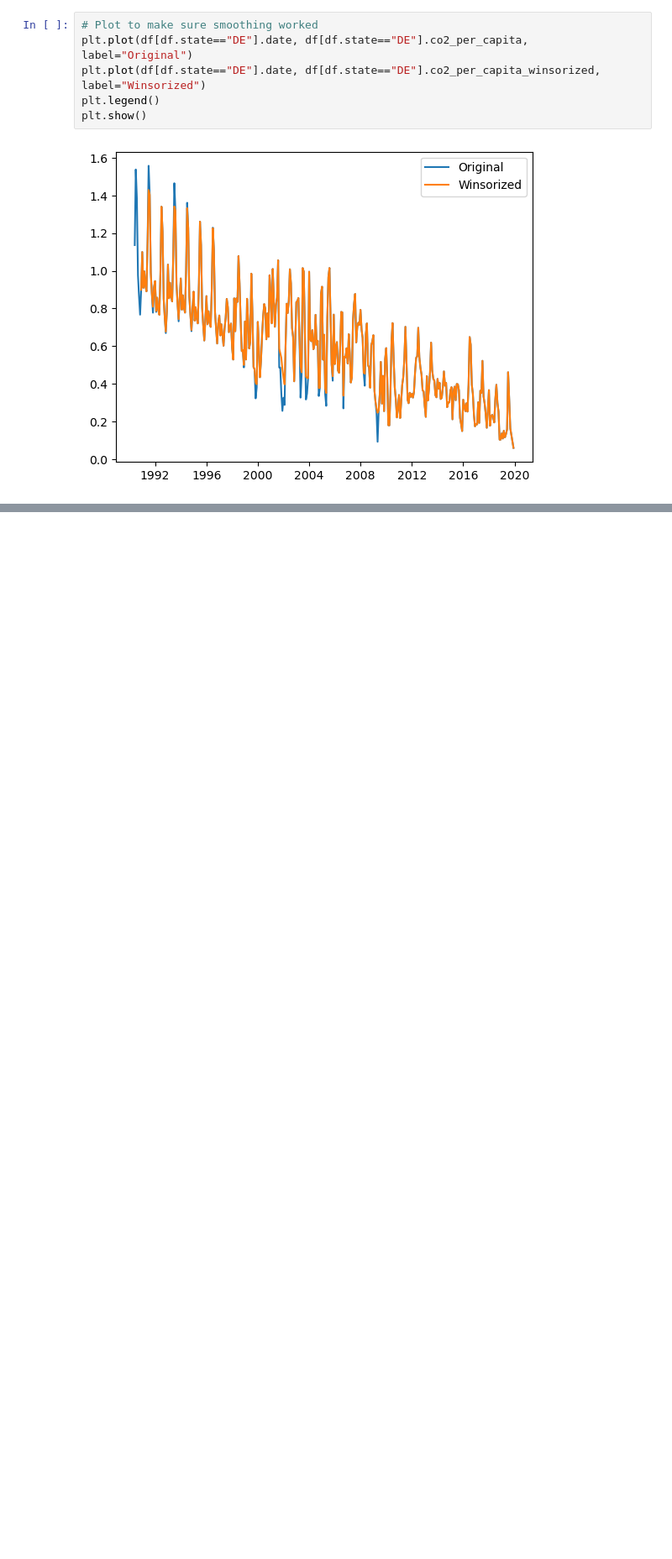
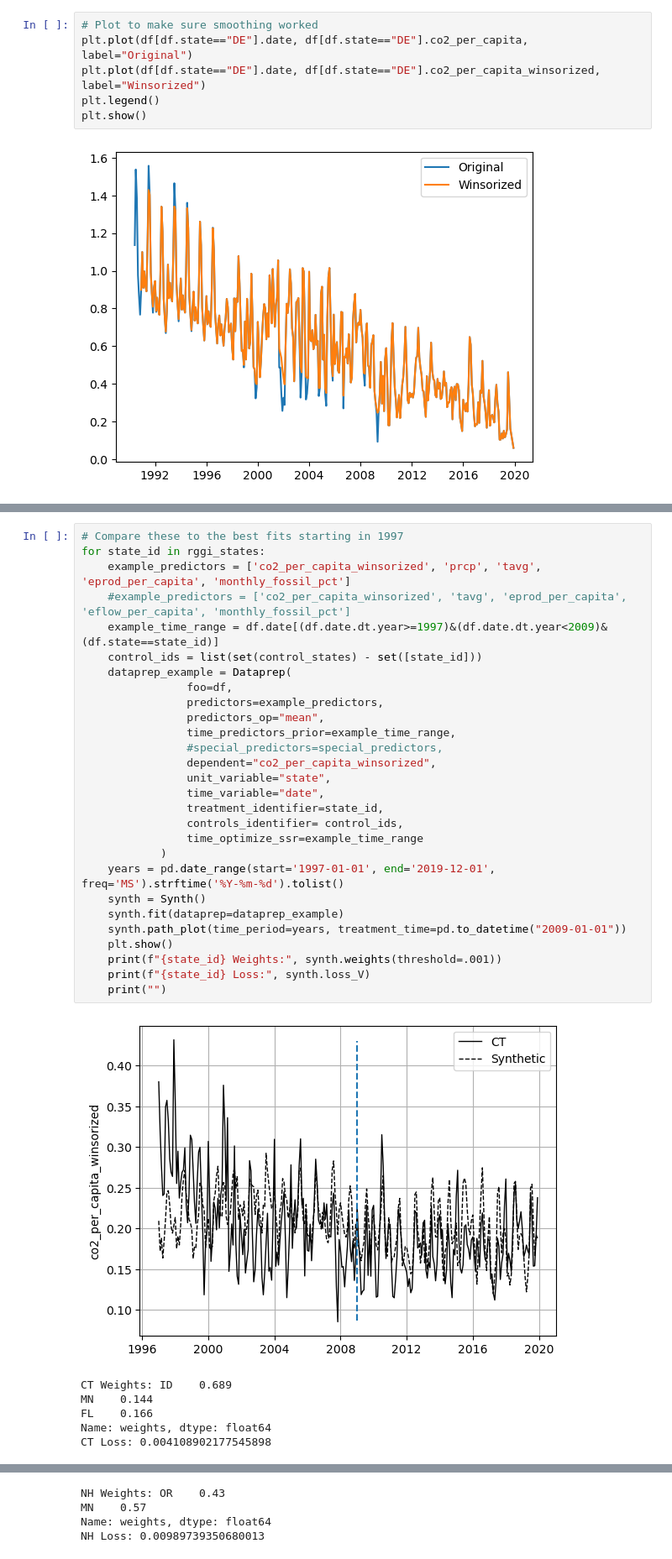
Before and after one commit to jableable/regulators, a Jupyter notebook: Models/Synthetic_Control/Josh/study_winsorization.ipynb, the cells around one changed output, grey strips where cells are left out. Shown at 84% size. Saved outputs shown, nothing was run; the diff lists cells and outputs as text; blank space fills up the shorter version.

```diff
--- a/Models/Synthetic_Control/Josh/study_winsorization.ipynb
+++ b/Models/Synthetic_Control/Josh/study_winsorization.ipynb
@@ -271 +270,36 @@ NH Loss: 0.00989739350680013
 ... (10 outputs left out)
+# %%
+# Compare these to the best fits starting in 1997
+for state_id in rggi_states:
+    example_predictors = ['co2_per_capita_winsorized', 'prcp', 'tavg', 'eprod_per_capita', 'monthly_fossil_pct']
+    #example_predictors = ['co2_per_capita_winsorized', 'tavg', 'eprod_per_capita', 'eflow_per_capita', 'monthly_fossil_pct']
+    example_time_range = df.date[(df.date.dt.year>=1997)&(df.date.dt.year<2009)&(df.state==state_id)]
+    control_ids = list(set(control_states) - set([state_id]))
+    dataprep_example = Dataprep(
+                foo=df,
+                predictors=example_predictors,
+                predictors_op="mean",
+                time_predictors_prior=example_time_range,
+                #special_predictors=special_predictors,
+                dependent="co2_per_capita_winsorized",
+                unit_variable="state",
+                time_variable="date",
+                treatment_identifier=state_id,
+                controls_identifier= control_ids,
+                time_optimize_ssr=example_time_range
+            )
+    years = pd.date_range(start='1997-01-01', end='2019-12-01', freq='MS').strftime('%Y-%m-%d').tolist()
+    synth = Synth()
+    synth.fit(dataprep=dataprep_example)
+    synth.path_plot(time_period=years, treatment_time=pd.to_datetime("2009-01-01"))
+    plt.show()
+    print(f"{state_id} Weights:", synth.weights(threshold=.001))
+    print(f"{state_id} Loss:", synth.loss_V)
+    print("")
+# %% [output]
+[figure, added]
+CT Weights: ID    0.689
+MN    0.144
+FL    0.166
+Name: weights, dtype: float64
+CT Loss: 0.004108902177545898
@@ -271,0 +338,4 @@ NH Loss: 0.00989739350680013
+NH Weights: OR    0.43
+MN    0.57
+Name: weights, dtype: float64
+NH Loss: 0.00989739350680013
```
Also changed, not shown: parts of 6 cells of this notebook.
